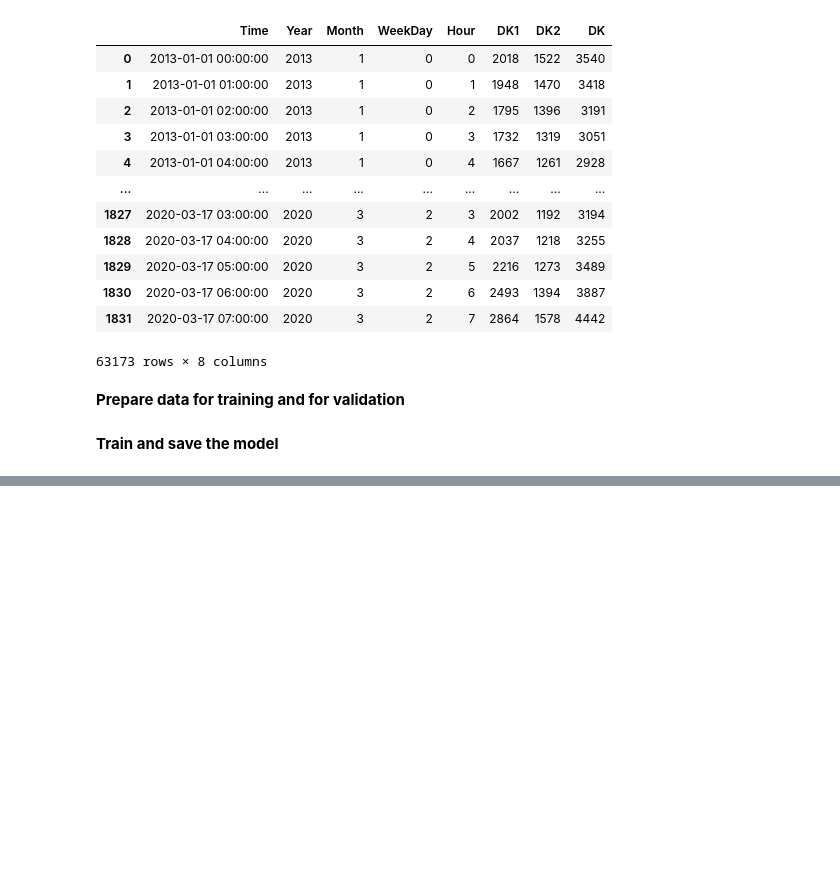
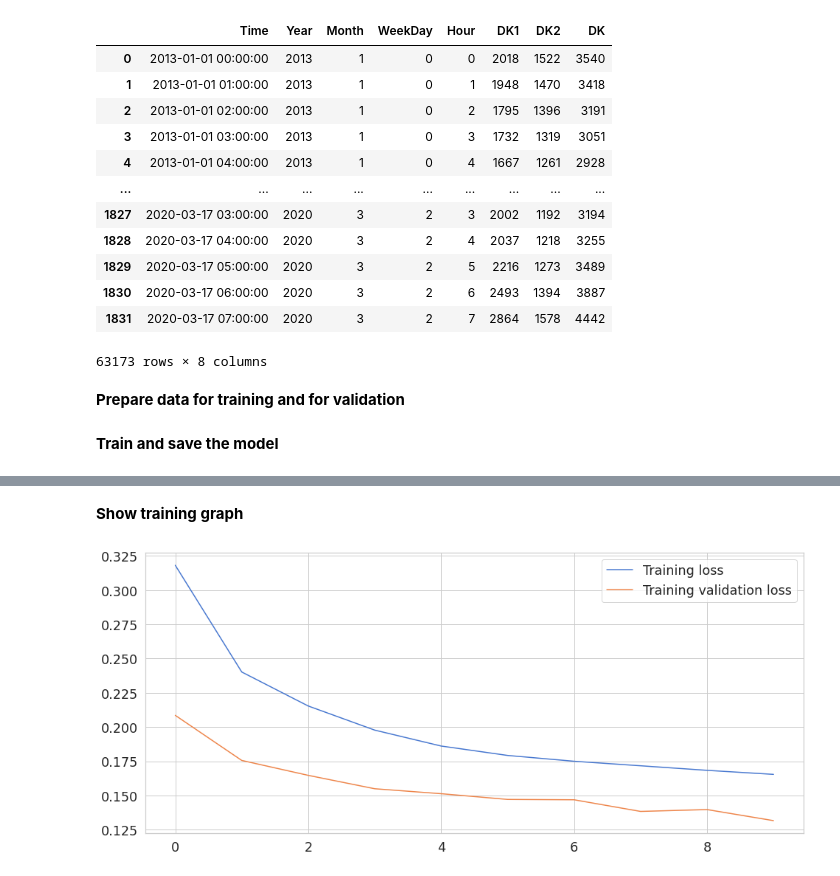
Before and after one commit to RadekBuczkowski/anomaly_detection, a Jupyter notebook: Untitled.ipynb, the cells around one changed output, grey strips where cells are left out. Saved outputs shown, nothing was run; the diff lists cells and outputs as text; code cells hidden in the pictures; blank space fills up the shorter version.

```diff
--- a/Untitled.ipynb
+++ b/Untitled.ipynb
@@ -263,0 +288,11 @@ Epoch 10/10
+# %% [markdown]
+**Show training graph**
+# %%
+train_history = load('train_history.gz')
+
+plt.plot(train_history['loss'], label='Training loss')
+plt.plot(train_history['val_loss'], label='Training validation loss')
+plt.legend()
+plt.show()
+# %% [output]
+[figure, added]
```
Also changed, not shown: parts of 8 cells of this notebook.
